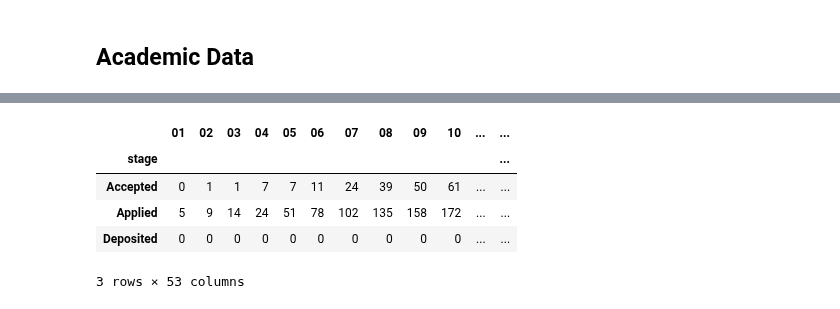
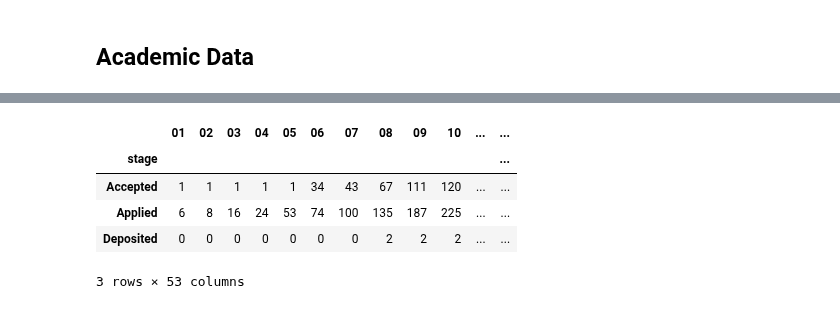
Before and after one commit to JeffWalton-PSC/Admissions, a Jupyter notebook: funnel/admissions_historic_data.ipynb, the cells around one changed output, grey strips where cells are left out. Drawn from its saved outputs; the diff is of its cells as text; code cells hidden in the pictures.

```diff
--- a/funnel/admissions_historic_data.ipynb
+++ b/funnel/admissions_historic_data.ipynb
@@ -493,11 +449,15 @@ w = q.set_index(['year_term', 'PEOPLE_CODE_ID'])
 # %%
 print(w.shape)
 w.head(30)
+# %%
+# just 2018.Fall for testing
+adm_df1 = adm_df1.loc[(adm_df1['year_term']=='2018.Fall') , ['year_term', 'PEOPLE_CODE_ID', 'Admissions_Week', 'admission_status']]
 # %%
 e = adm_df1.pivot_table(index=['year_term', 'PEOPLE_CODE_ID'],
                         columns=['admission_status'],
                         values=['Admissions_Week']
                         )
+e = e.fillna(54)
 print(e.shape)
 e.head(30)
 # %% [output]
@@ -547,6 +531,6 @@ def fill_weeks(field, data_frame):
     return r
 # %%
 stage_list = ['Applied', 'Accepted', 'Deposited']
-p = pd.DataFrame()
+w = pd.DataFrame()
 for stg in stage_list:
-    p = pd.concat([p, fill_weeks(stg, e)])
+    w = pd.concat([w, fill_weeks(stg, e)])
@@ -611,13 +597,13 @@ p
 # %%
-summ = p.groupby(['year_term', 'stage']).sum()
+summ = w.groupby(['year_term', 'stage']).sum()
 # %%
-summ.loc[('2014.Fall', )]
+summ.loc[('2018.Fall', )]
 # %% [output]
 |  | 01 | 02 | 03 | 04 | 05 | 06 | 07 | 08 | 09 | 10 | ... | ... |
 | stage |  |  |  |  |  |  |  |  |  |  |  | ... |
-| Accepted | 0 | 1 | 1 | 7 | 7 | 11 | 24 | 39 | 50 | 61 | ... | ... |
-| Applied | 5 | 9 | 14 | 24 | 51 | 78 | 102 | 135 | 158 | 172 | ... | ... |
-| Deposited | 0 | 0 | 0 | 0 | 0 | 0 | 0 | 0 | 0 | 0 | ... | ... |
+| Accepted | 1 | 1 | 1 | 1 | 1 | 34 | 43 | 67 | 111 | 120 | ... | ... |
+| Applied | 6 | 8 | 16 | 24 | 53 | 74 | 100 | 135 | 187 | 225 | ... | ... |
+| Deposited | 0 | 0 | 0 | 0 | 0 | 0 | 0 | 2 | 2 | 2 | ... | ... |
 3 rows × 53 columns
 # %%
 (summ.loc[('2013.Fall', )].transpose()).to_csv('2013.Fall.csv')
```
Also changed, not shown: parts of 37 cells of this notebook, 1 other file.
